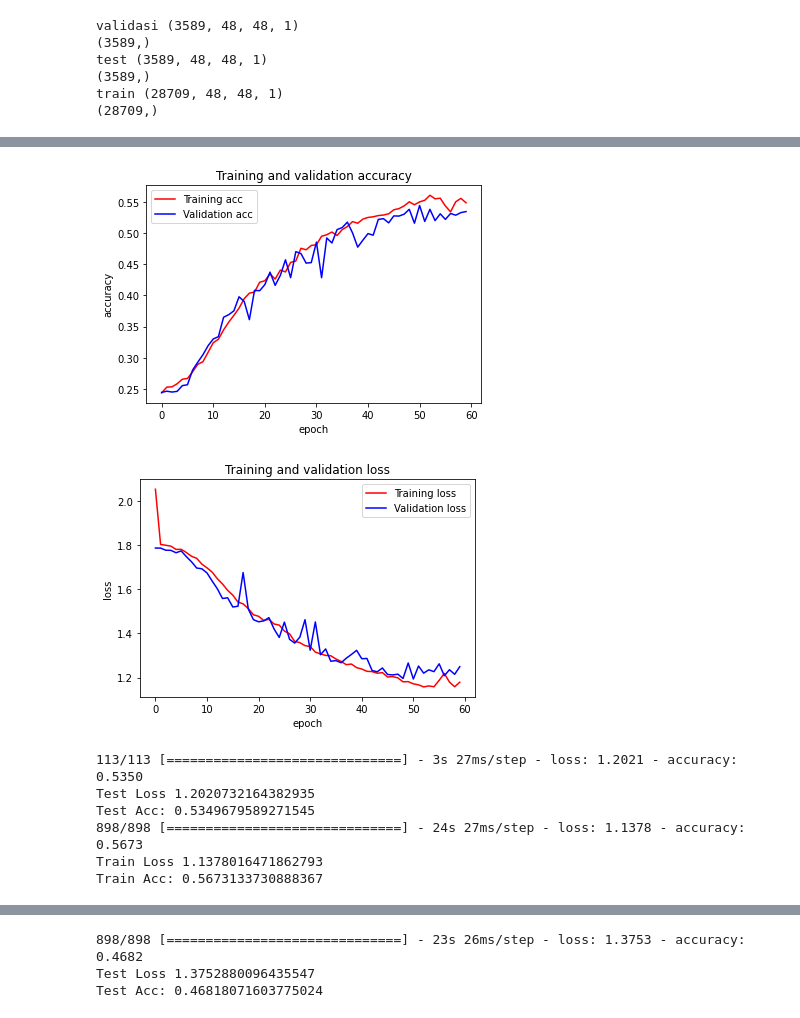
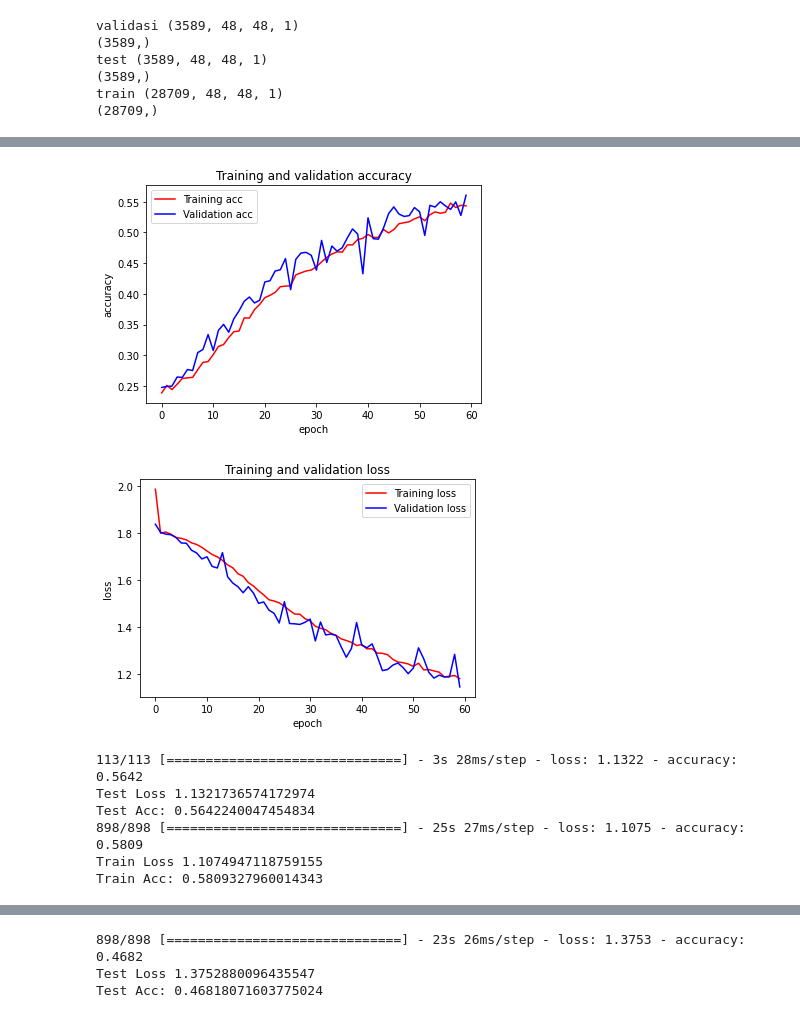
Before and after one commit to senapahlevi/FER2013_Resnet50_WeightNone, a Jupyter notebook: fix/FER2013_Resnet50_weightnone_fixTrainTestVal.ipynb, the cells around one changed output, grey strips where cells are left out. Drawn from its saved outputs; the diff is of its cells as text; code cells hidden in the pictures.

Commit message:
SGD_LR=0.015_BS:64_epochs60_resnet50edit_Aug:rr,sr,ws,hs,zr,hf

```diff
--- a/fix/FER2013_Resnet50_weightnone_fixTrainTestVal.ipynb
+++ b/fix/FER2013_Resnet50_weightnone_fixTrainTestVal.ipynb
@@ -386,7 +389,7 @@ num_classes = 7
 
 from keras.optimizers import Adam, SGD
 model = ResNet50(input_shape = (48, 48, 1), classes = 7)
-optimizer = SGD(learning_rate=0.02)
+optimizer = SGD(learning_rate=0.015)
 model.compile(optimizer= optimizer, loss='sparse_categorical_crossentropy', metrics=['accuracy'])
 # %%
 """#kita mau save model callbacks
@@ -431,7 +434,7 @@ ________________________________________________________________________________
 """history = model.fit(data_generator.flow(xtrain, ytrain,),
                         steps_per_epoch=len(xtrain) / batch_size,
                         epochs=num_epochs, verbose=1,callbacks=call_back,
-                        validation_data= (xtest,ytest))hu"""
+                        validation_data= (xtest,ytest))huhuhuh"""
 # %%
 history = model.fit(
     data_generator.flow(xtrain, ytrain,),
@@ -460,31 +463,31 @@ Epoch 60/60
 # %%
 import matplotlib.pyplot as plt
 
-model.save('/content/drive/MyDrive/Fer2013_backup/checkpoint/Fix_Model_resnet50AUGScracthSGD5.h5')
+model.save('/content/drive/MyDrive/Fer2013_backup/checkpoint/Fix_Model_resnet50AUGScracthSGD6.h5')
 
-#gffhgffkjkjdshufdfh
+#gffhgffkjkjdshufdfhuh
 accuracy = history.history['accuracy']
 val_accuracy = history.history['val_accuracy']
 loss = history.history['loss']
 val_loss = history.history['val_loss']
 num_epochs = range(len(accuracy))
 plt.plot(num_epochs, accuracy, 'r', label='Training acc')
 plt.plot(num_epochs, val_accuracy, 'b', label='Validation acc')
 plt.title('Training and validation accuracy')
 plt.ylabel('accuracy')
 plt.xlabel('epoch')
 plt.legend()
 plt.figure()
 plt.plot(num_epochs, loss, 'r', label='Training loss')
 plt.plot(num_epochs, val_loss, 'b', label='Validation loss')
 plt.title('Training and validation loss')
 plt.ylabel('loss')
 plt.xlabel('epoch')
 plt.legend()
 plt.show()
 # %% [output]
-[figure, old version]
+[figure, new version]
-[figure, old version]
+[figure, new version]
 # %%
 testloss = model.evaluate(xtest, ytest)
 print("Test Loss " + str(testloss[0]))
@@ -493,11 +496,11 @@ trainloss = model.evaluate(xtrain, ytrain)
 print("Train Loss " + str(trainloss[0]))
 print("Train Acc: " + str(trainloss[1]))
 # %% [output]
-113/113 [==============================] - 3s 27ms/step - loss: 1.2021 - accuracy: 0.5350
-Test Loss 1.2020732164382935
-Test Acc: 0.5349679589271545
-898/898 [==============================] - 24s 27ms/step - loss: 1.1378 - accuracy: 0.5673
-Train Loss 1.1378016471862793
-Train Acc: 0.5673133730888367
+113/113 [==============================] - 3s 28ms/step - loss: 1.1322 - accuracy: 0.5642
+Test Loss 1.1321736574172974
+Test Acc: 0.5642240047454834
+898/898 [==============================] - 25s 27ms/step - loss: 1.1075 - accuracy: 0.5809
+Train Loss 1.1074947118759155
+Train Acc: 0.5809327960014343
 # %%
 from keras.models import load_model
```
Also changed, not shown: parts of 7 cells of this notebook.
